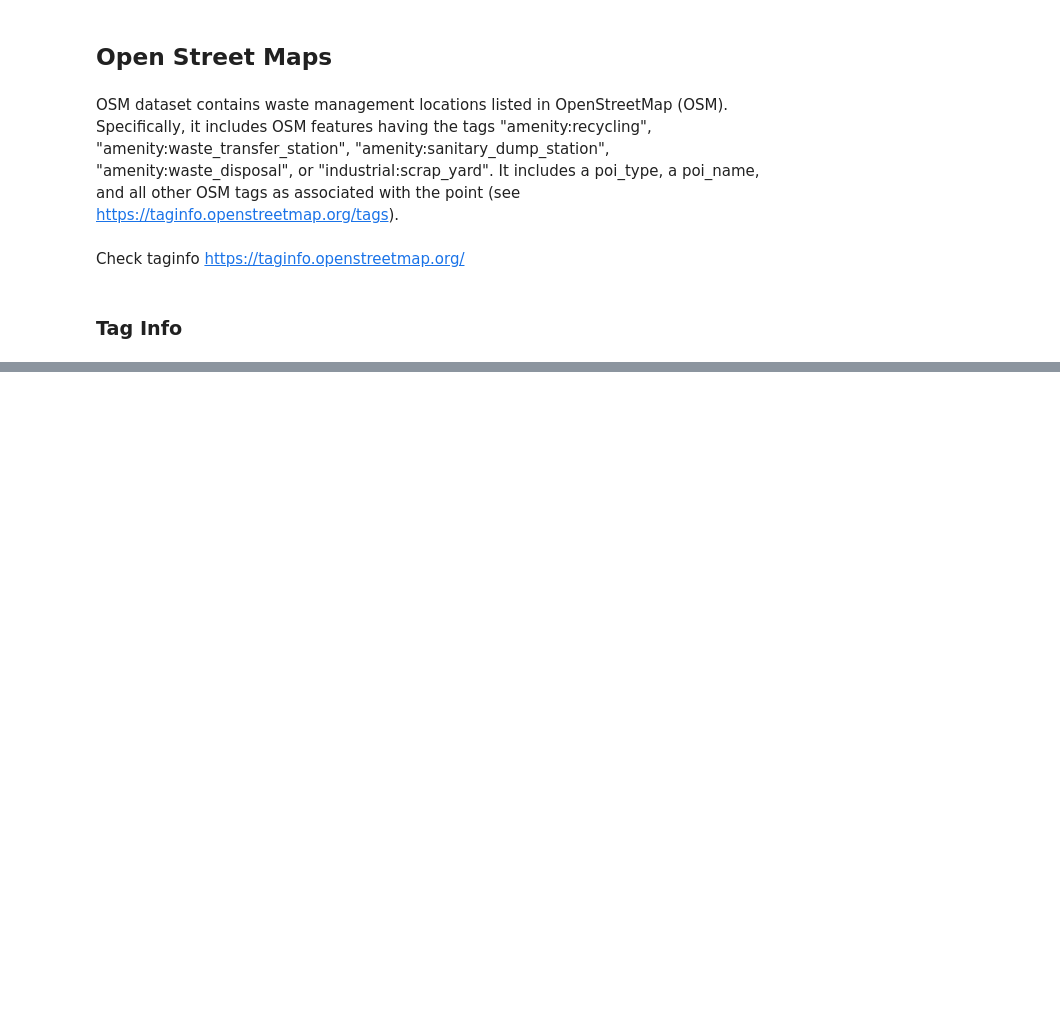
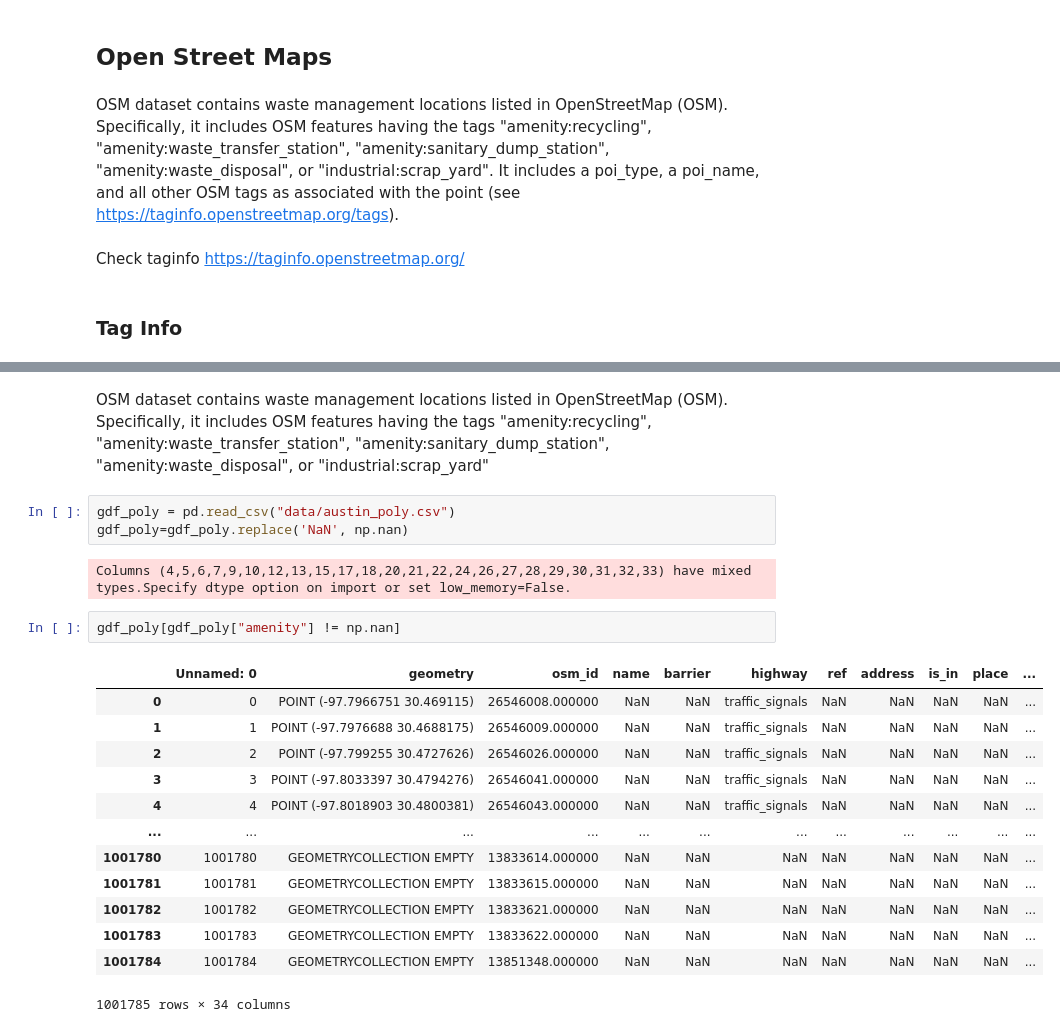
Before and after one commit to Pravallika-Myneni/world_data_league_2022, a Jupyter notebook: stage_one/garbage_collection.ipynb, the cells around one changed output, grey strips where cells are left out. Saved outputs shown, nothing was run; the diff lists cells and outputs as text; blank space fills up the shorter version.

```diff
--- a/stage_one/garbage_collection.ipynb
+++ b/stage_one/garbage_collection.ipynb
@@ -525,0 +730,23 @@ gdf.head(2)
+# %% [markdown]
+OSM dataset contains waste management locations listed in OpenStreetMap (OSM). Specifically, it includes OSM features having the tags "amenity:recycling", "amenity:waste_transfer_station", "amenity:sanitary_dump_station", "amenity:waste_disposal", or "industrial:scrap_yard"
+# %%
+gdf_poly = pd.read_csv("data/austin_poly.csv")
+gdf_poly=gdf_poly.replace('NaN', np.nan)
+# %% [output]
+Columns (4,5,6,7,9,10,12,13,15,17,18,20,21,22,24,26,27,28,29,30,31,32,33) have mixed types.Specify dtype option on import or set low_memory=False.
+# %%
+gdf_poly[gdf_poly["amenity"] != np.nan]
+# %% [output]
+|  | Unnamed: 0 | geometry | osm_id | name | barrier | highway | ref | address | is_in | place | ... |
+| 0 | 0 | POINT (-97.7966751 30.469115) | 26546008.000000 | NaN | NaN | traffic_signals | NaN | NaN | NaN | NaN | ... |
+| 1 | 1 | POINT (-97.7976688 30.4688175) | 26546009.000000 | NaN | NaN | traffic_signals | NaN | NaN | NaN | NaN | ... |
+| 2 | 2 | POINT (-97.799255 30.4727626) | 26546026.000000 | NaN | NaN | traffic_signals | NaN | NaN | NaN | NaN | ... |
+| 3 | 3 | POINT (-97.8033397 30.4794276) | 26546041.000000 | NaN | NaN | traffic_signals | NaN | NaN | NaN | NaN | ... |
+| 4 | 4 | POINT (-97.8018903 30.4800381) | 26546043.000000 | NaN | NaN | traffic_signals | NaN | NaN | NaN | NaN | ... |
+| ... | ... | ... | ... | ... | ... | ... | ... | ... | ... | ... | ... |
+| 1001780 | 1001780 | GEOMETRYCOLLECTION EMPTY | 13833614.000000 | NaN | NaN | NaN | NaN | NaN | NaN | NaN | ... |
+| 1001781 | 1001781 | GEOMETRYCOLLECTION EMPTY | 13833615.000000 | NaN | NaN | NaN | NaN | NaN | NaN | NaN | ... |
+| 1001782 | 1001782 | GEOMETRYCOLLECTION EMPTY | 13833621.000000 | NaN | NaN | NaN | NaN | NaN | NaN | NaN | ... |
+| 1001783 | 1001783 | GEOMETRYCOLLECTION EMPTY | 13833622.000000 | NaN | NaN | NaN | NaN | NaN | NaN | NaN | ... |
+| 1001784 | 1001784 | GEOMETRYCOLLECTION EMPTY | 13851348.000000 | NaN | NaN | NaN | NaN | NaN | NaN | NaN | ... |
+1001785 rows × 34 columns
```
Also changed, not shown: parts of 46 cells of this notebook, 1 other file.
